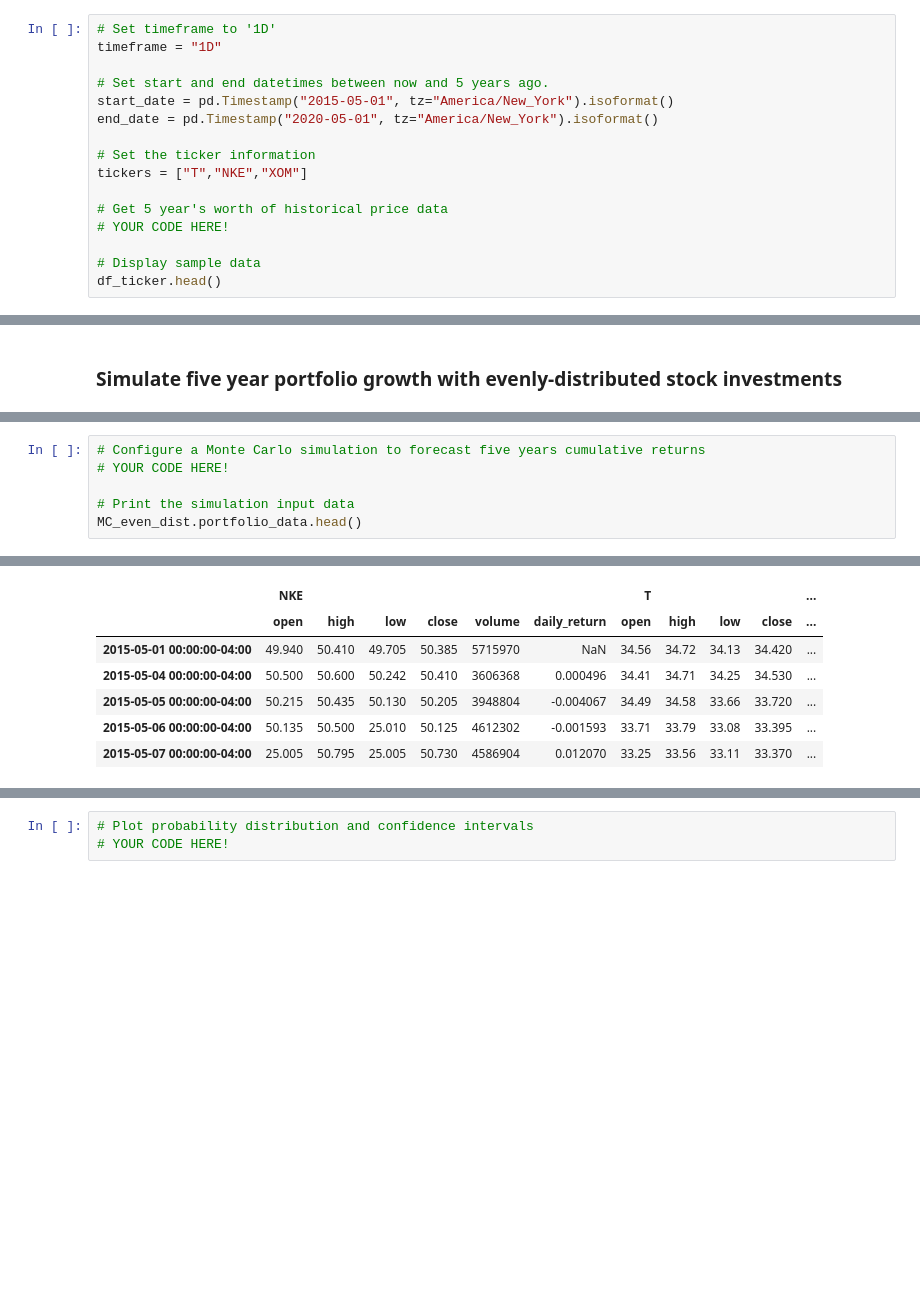
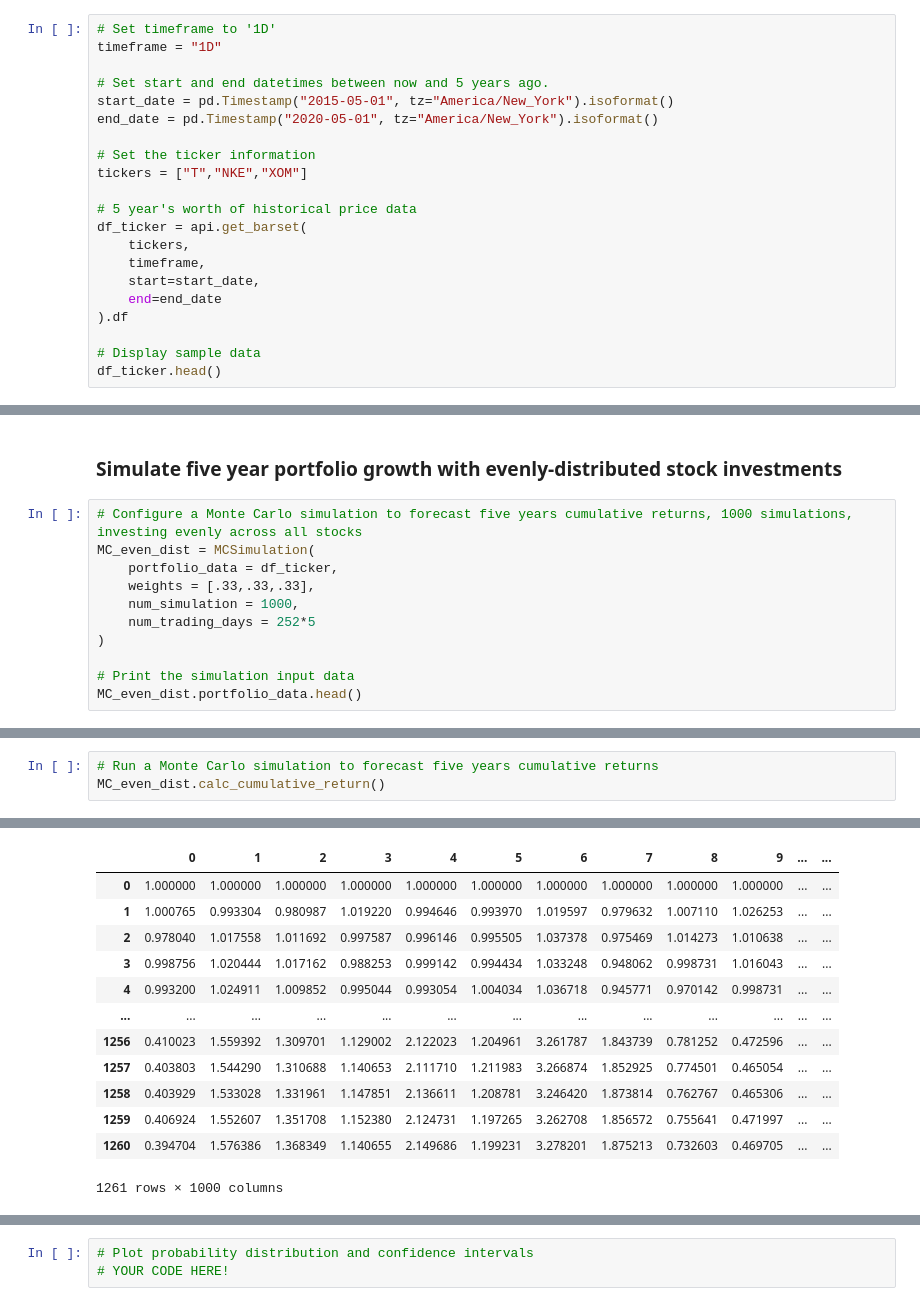
Before and after one commit to KPH3802/Monte_Carlo_Stock_Simulation, a Jupyter notebook: Three_Stock_Monte.ipynb, the cells around one changed output, grey strips where cells are left out. Cells and saved outputs as stored; diff of their text form; blank space fills up the shorter version.

```diff
--- a/Three_Stock_Monte.ipynb
+++ b/Three_Stock_Monte.ipynb
@@ -39,8 +39,13 @@ end_date = pd.Timestamp("2020-05-01", tz="America/New_York").isoformat()
 # Set the ticker information
 tickers = ["T","NKE","XOM"]
 
-# Get 5 year's worth of historical price data
-# YOUR CODE HERE!
+# 5 year's worth of historical price data
+df_ticker = api.get_barset(
+    tickers,
+    timeframe,
+    start=start_date,
+    end=end_date
+).df
 
 # Display sample data
 df_ticker.head()
@@ -49,2 +60,13 @@ NameError: name 'df_ticker' is not defined
 # %% [markdown]
 ### Simulate five year portfolio growth with evenly-distributed stock investments
+# %%
+# Configure a Monte Carlo simulation to forecast five years cumulative returns, 1000 simulations, investing evenly across all stocks
+MC_even_dist = MCSimulation(
+    portfolio_data = df_ticker,
+    weights = [.33,.33,.33],
+    num_simulation = 1000,
+    num_trading_days = 252*5
+)
+
+# Print the simulation input data
+MC_even_dist.portfolio_data.head()
@@ -51,7 +81,4 @@ NameError: name 'df_ticker' is not defined
 # %%
-# Configure a Monte Carlo simulation to forecast five years cumulative returns
-# YOUR CODE HERE!
-
-# Print the simulation input data
-MC_even_dist.portfolio_data.head()
+# Run a Monte Carlo simulation to forecast five years cumulative returns
+MC_even_dist.calc_cumulative_return()
 # %% [output]
@@ -58,7 +102,13 @@ MC_even_dist.portfolio_data.head()
-|  | NKE |  |  |  |  |  | T |  |  |  | ... |
-|  | open | high | low | close | volume | daily_return | open | high | low | close | ... |
-| 2015-05-01 00:00:00-04:00 | 49.940 | 50.410 | 49.705 | 50.385 | 5715970 | NaN | 34.56 | 34.72 | 34.13 | 34.420 | ... |
-| 2015-05-04 00:00:00-04:00 | 50.500 | 50.600 | 50.242 | 50.410 | 3606368 | 0.000496 | 34.41 | 34.71 | 34.25 | 34.530 | ... |
-| 2015-05-05 00:00:00-04:00 | 50.215 | 50.435 | 50.130 | 50.205 | 3948804 | -0.004067 | 34.49 | 34.58 | 33.66 | 33.720 | ... |
-| 2015-05-06 00:00:00-04:00 | 50.135 | 50.500 | 25.010 | 50.125 | 4612302 | -0.001593 | 33.71 | 33.79 | 33.08 | 33.395 | ... |
-| 2015-05-07 00:00:00-04:00 | 25.005 | 50.795 | 25.005 | 50.730 | 4586904 | 0.012070 | 33.25 | 33.56 | 33.11 | 33.370 | ... |
+|  | 0 | 1 | 2 | 3 | 4 | 5 | 6 | 7 | 8 | 9 | ... | ... |
+| 0 | 1.000000 | 1.000000 | 1.000000 | 1.000000 | 1.000000 | 1.000000 | 1.000000 | 1.000000 | 1.000000 | 1.000000 | ... | ... |
+| 1 | 1.000765 | 0.993304 | 0.980987 | 1.019220 | 0.994646 | 0.993970 | 1.019597 | 0.979632 | 1.007110 | 1.026253 | ... | ... |
+| 2 | 0.978040 | 1.017558 | 1.011692 | 0.997587 | 0.996146 | 0.995505 | 1.037378 | 0.975469 | 1.014273 | 1.010638 | ... | ... |
+| 3 | 0.998756 | 1.020444 | 1.017162 | 0.988253 | 0.999142 | 0.994434 | 1.033248 | 0.948062 | 0.998731 | 1.016043 | ... | ... |
+| 4 | 0.993200 | 1.024911 | 1.009852 | 0.995044 | 0.993054 | 1.004034 | 1.036718 | 0.945771 | 0.970142 | 0.998731 | ... | ... |
+| ... | ... | ... | ... | ... | ... | ... | ... | ... | ... | ... | ... | ... |
+| 1256 | 0.410023 | 1.559392 | 1.309701 | 1.129002 | 2.122023 | 1.204961 | 3.261787 | 1.843739 | 0.781252 | 0.472596 | ... | ... |
+| 1257 | 0.403803 | 1.544290 | 1.310688 | 1.140653 | 2.111710 | 1.211983 | 3.266874 | 1.852925 | 0.774501 | 0.465054 | ... | ... |
+| 1258 | 0.403929 | 1.533028 | 1.331961 | 1.147851 | 2.136611 | 1.208781 | 3.246420 | 1.873814 | 0.762767 | 0.465306 | ... | ... |
+| 1259 | 0.406924 | 1.552607 | 1.351708 | 1.152380 | 2.124731 | 1.197265 | 3.262708 | 1.856572 | 0.755641 | 0.471997 | ... | ... |
+| 1260 | 0.394704 | 1.576386 | 1.368349 | 1.140655 | 2.149686 | 1.199231 | 3.278201 | 1.875213 | 0.732603 | 0.469705 | ... | ... |
+1261 rows × 1000 columns
```
Also changed, not shown: parts of 6 cells of this notebook, 1 other file.
